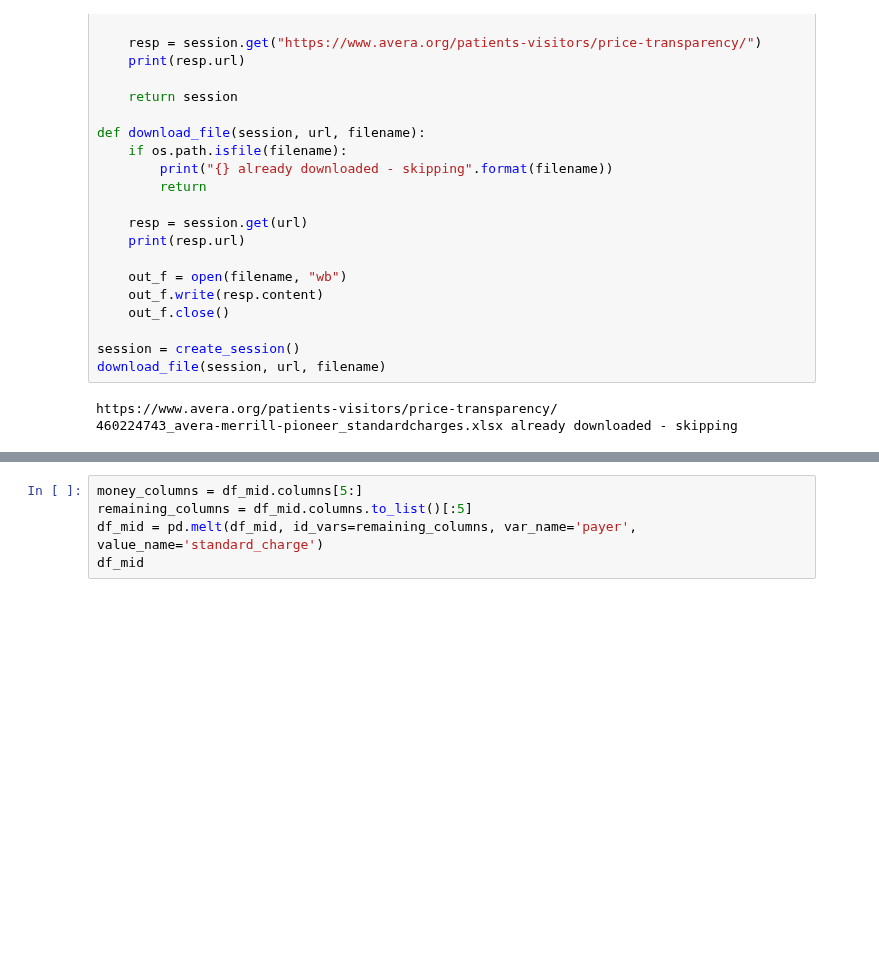
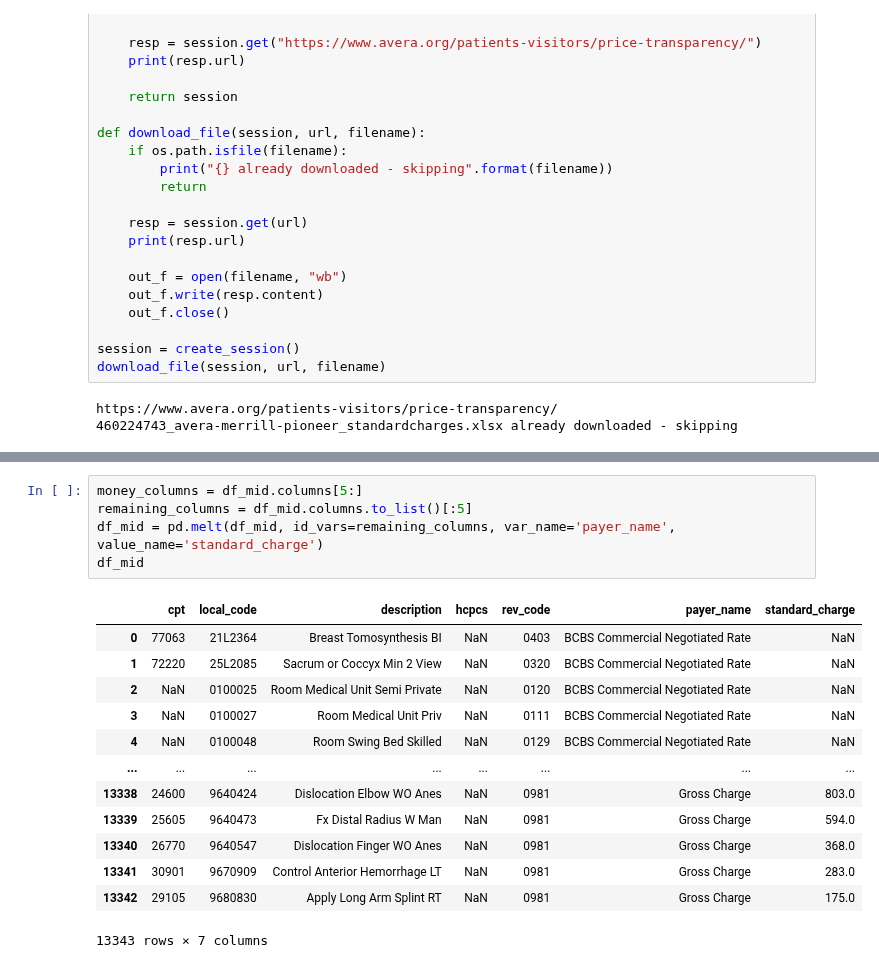
Before and after one commit to rl1987/dolthub-bounty-transparency-in-pricing, a Jupyter notebook: Avera.ipynb, the cells around one changed output, grey strips where cells are left out. Cells and saved outputs as stored; diff of their text form; blank space fills up the shorter version.

```diff
--- a/Avera.ipynb
+++ b/Avera.ipynb
@@ -113,8 +145,22 @@ df_mid
 # %%
 money_columns = df_mid.columns[5:]
 remaining_columns = df_mid.columns.to_list()[:5]
-df_mid = pd.melt(df_mid, id_vars=remaining_columns, var_name='payer', value_name='standard_charge')
+df_mid = pd.melt(df_mid, id_vars=remaining_columns, var_name='payer_name', value_name='standard_charge')
 df_mid
+# %% [output]
+|  | cpt | local_code | description | hcpcs | rev_code | payer_name | standard_charge |
+| 0 | 77063 | 21L2364 | Breast Tomosynthesis BI | NaN | 0403 | BCBS Commercial Negotiated Rate | NaN |
+| 1 | 72220 | 25L2085 | Sacrum or Coccyx Min 2 View | NaN | 0320 | BCBS Commercial Negotiated Rate | NaN |
+| 2 | NaN | 0100025 | Room Medical Unit Semi Private | NaN | 0120 | BCBS Commercial Negotiated Rate | NaN |
+| 3 | NaN | 0100027 | Room Medical Unit Priv | NaN | 0111 | BCBS Commercial Negotiated Rate | NaN |
+| 4 | NaN | 0100048 | Room Swing Bed Skilled | NaN | 0129 | BCBS Commercial Negotiated Rate | NaN |
+| ... | ... | ... | ... | ... | ... | ... | ... |
+| 13338 | 24600 | 9640424 | Dislocation Elbow WO Anes | NaN | 0981 | Gross Charge | 803.0 |
+| 13339 | 25605 | 9640473 | Fx Distal Radius W Man | NaN | 0981 | Gross Charge | 594.0 |
+| 13340 | 26770 | 9640547 | Dislocation Finger WO Anes | NaN | 0981 | Gross Charge | 368.0 |
+| 13341 | 30901 | 9670909 | Control Anterior Hemorrhage LT | NaN | 0981 | Gross Charge | 283.0 |
+| 13342 | 29105 | 9680830 | Apply Long Arm Splint RT | NaN | 0981 | Gross Charge | 175.0 |
+13343 rows × 7 columns
 # %%
 df_mid['hcpcs_cpt'] = df_mid.apply(lambda row: row['cpt'] if row['cpt'] is not None else row['hcpcs'], axis=1)
 del df_mid['cpt']
```
Also changed, not shown: parts of 9 cells of this notebook.
